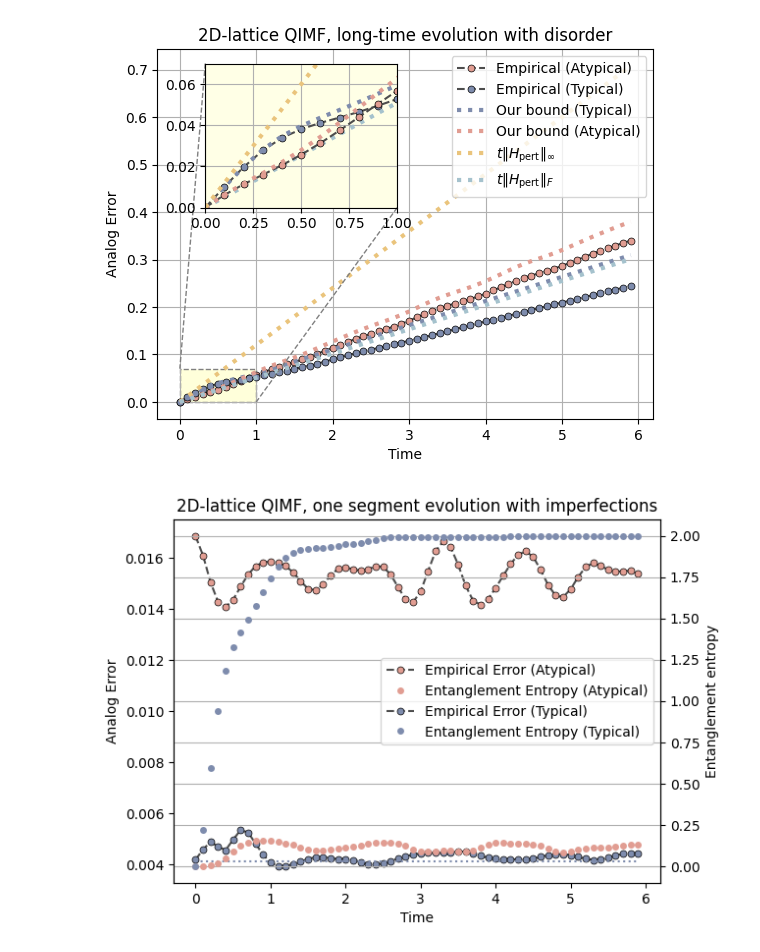
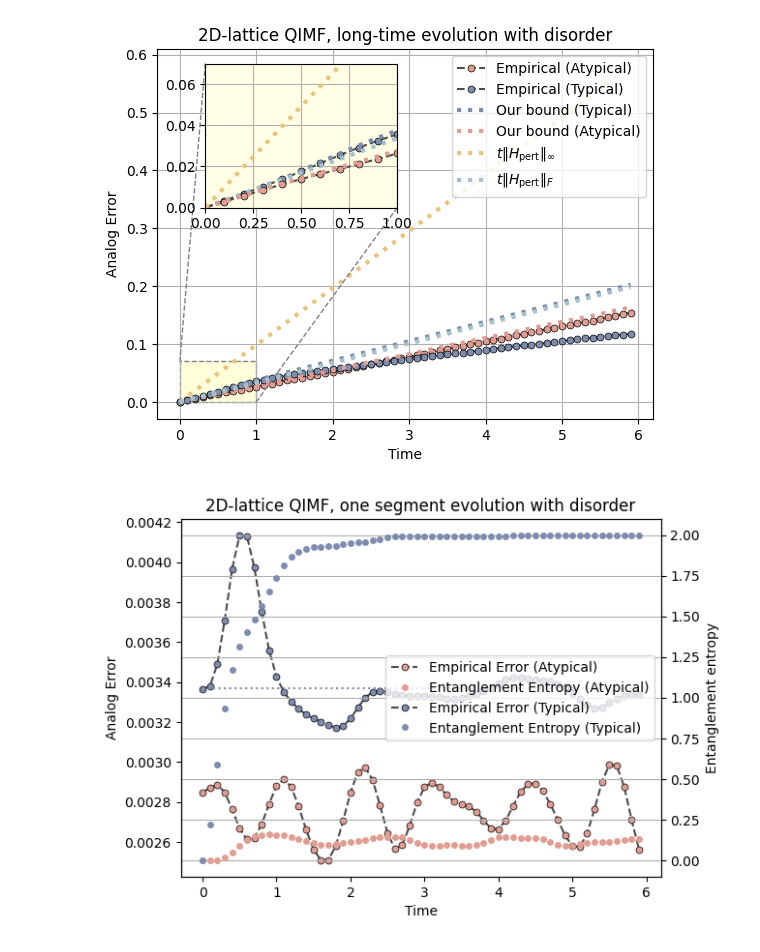
Before and after one commit to minidas/Entanglement-Induced-Resilience-of-Quantum-Dynamics, a Jupyter notebook: 2D_QIMF_analog.ipynb, the cells around one changed output. Drawn from its saved outputs; the diff is of its cells as text; code cells hidden in the pictures.

```diff
--- a/2D_QIMF_analog.ipynb
+++ b/2D_QIMF_analog.ipynb
@@ -1,19 +1,20 @@
 # %%
 from QIMF_2D import *
 import numpy as np
+import random as rand
 
-# exact_model = QIMF_2D(hx=0.809,J=1)
-# analog_model = analog_QITF(exact_model)
-
+exact_model = QIMF_2D(hx=0.809,J=1)
+analog_model = analog_QITF(exact_model,delta=[rand.normalvariate(0,0.01) for _ in range(exact_model.N)],eta=0)
+# analog_model = analog_QITF(exact_model,delta=0,eta=0.01)
 import pickle
 
-# with open('./data/2D_analog_model[di].pkl', 'wb') as f:
-#     pickle.dump(analog_model, f)
+with open('./data/2D_analog_model[d].pkl', 'wb') as f:
+    pickle.dump(analog_model, f)
 
-with open('./data/2D_exact_model.pkl', 'rb') as f:
-    exact_model = pickle.load(f)
-with open('./data/2D_analog_model[d].pkl', 'rb') as f:
-    analog_model = pickle.load(f)
+# with open('./data/2D_exact_model.pkl', 'rb') as f:
+#     exact_model = pickle.load(f)
+# with open('./data/2D_analog_model[d].pkl', 'rb') as f:
+#     analog_model = pickle.load(f)
 # %%
 initial_state = Statevector.from_label('0'*N).data  # Typical case state
 
@@ -91,7 +92,7 @@ mark_inset(ax1, ax2, loc1=2, loc2=4, fc="#ffffda", ec="0.5",linestyle='dashed')
 plt.savefig('./Figures/long-time[d,2D].pdf', bbox_inches='tight',dpi=600)
 plt.show()
 # %% [output]
-[figure, old version]
+[figure, new version]
 # %%
 from entropy import entropy_data
 import matplotlib.pyplot as plt
@@ -111,33 +112,33 @@ entropy_list=entropy_data(initial_state, analog_model, k=2,qubits=12)
 p12=ax2.plot(time[:-1], entropy_list[:-1], label='Entanglement Entropy (Atypical)',marker='o', markersize=5, mfc='#E19D92', linewidth=0,markeredgewidth=0)
 
 
 # initial_state = haar_random_state(N)  # Generate a random state
 initial_state = Statevector.from_label('0'*N).data  # Typical case state
 state_distance = []
 exact_state = initial_state
 analog_state = initial_state
 for i in range(num_steps):
     analog_state = analog_model.U0 @ exact_state
     exact_state = analog_model.exact_model.U0 @ exact_state
     state_distance.append(np.linalg.norm(exact_state - analog_state))
 p21=ax1.plot(time[:-1], state_distance, color='0.3', marker='o', markersize=5, mfc='#7E8CAD', mec='k', linestyle='dashed', markeredgewidth=0.5,label='Empirical Error (Typical)')
 
 entropy_list=entropy_data(initial_state, analog_model, k=2,qubits=12)
 p22=ax2.plot(time[:-1], entropy_list[:-1],label='Entanglement Entropy (Typical)',marker='o', markersize=5, mfc='#7E8CAD', linewidth=0,markeredgewidth=0)
 
 
 ax1.plot(time[:-1], [V_fro*time_step]*num_steps, color="#7E8CAD", linestyle='dotted', label=r'$\delta t\lambda\|V\|_{F}$')
 # plt.plot(time[:-1], [V_spec*time_step]*num_steps, color='#A4E048', linestyle='dashed', label=r'$\delta t\lambda\|V\|_{\infty}$')
 ax1.set_xlabel('Time')
 ax1.set_ylabel('Analog Error')
 ax2.set_ylabel('Entanglement entropy')
 
 lns=p11+p12+p21+p22
 labs=[l.get_label() for l in lns]
-plt.title('2D-lattice QIMF, one segment evolution with imperfections')
+plt.title('2D-lattice QIMF, one segment evolution with disorder')
 plt.legend(lns,labs,loc=0)
 plt.grid()
-plt.savefig('./Figures/one_segment[i,2D].pdf', bbox_inches='tight',dpi=600)
+plt.savefig('./Figures/one_segment[d,2D].pdf', bbox_inches='tight',dpi=600)
 plt.show()
 # %% [output]
-[figure, old version]
+[figure, new version]
```
Also changed, not shown: 14 other files.
